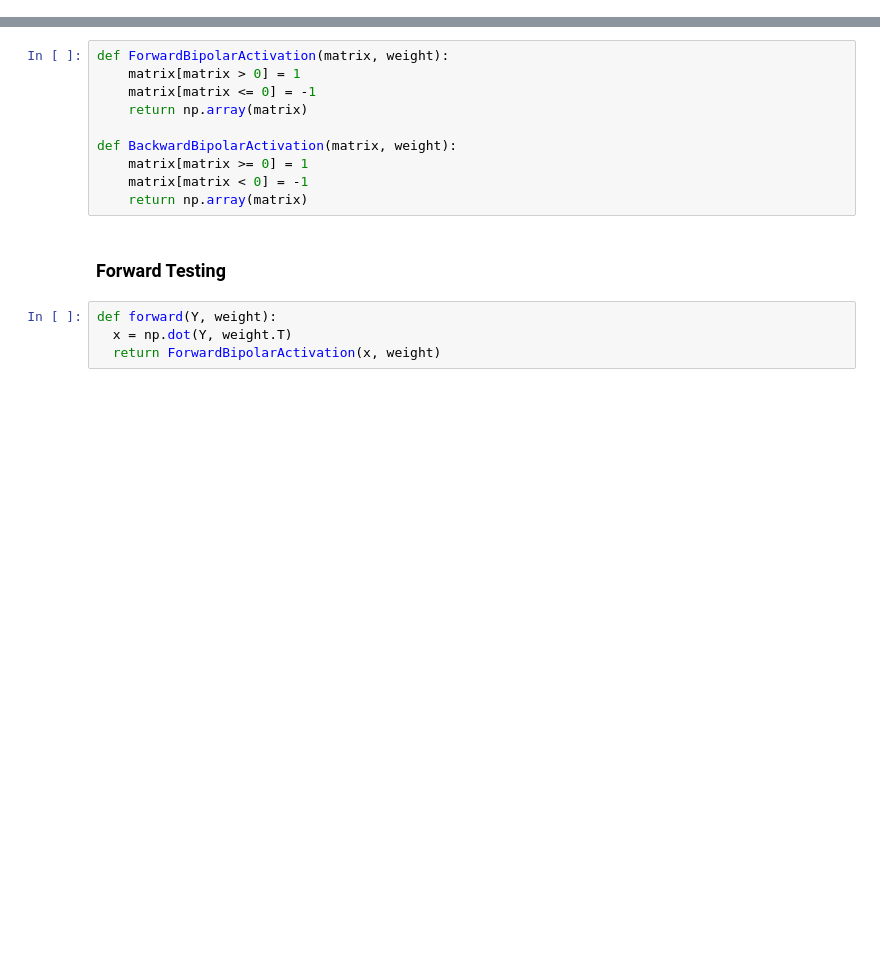
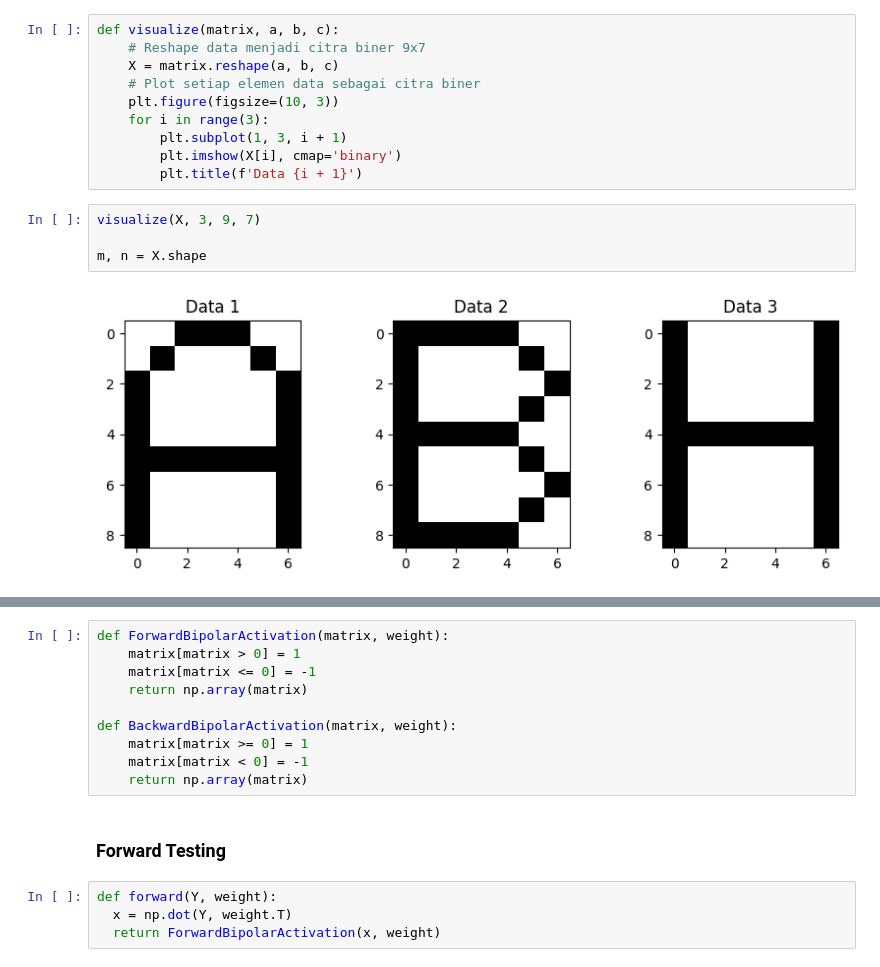
Before and after one commit to mizanulridhoaohana/Bidirectional-Associative-Memory-BAM, a Jupyter notebook: BAM_implementation.ipynb, the cells around one changed output, grey strips where cells are left out. Saved outputs shown, nothing was run; the diff lists cells and outputs as text; blank space fills up the shorter version.

```diff
--- a/BAM_implementation.ipynb
+++ b/BAM_implementation.ipynb
@@ -39,3 +76,19 @@ Dimensions of Y:  (4, 3)
+# %%
+def visualize(matrix, a, b, c):
+    # Reshape data menjadi citra biner 9x7
+    X = matrix.reshape(a, b, c)
+    # Plot setiap elemen data sebagai citra biner
+    plt.figure(figsize=(10, 3))
+    for i in range(3):
+        plt.subplot(1, 3, i + 1)
+        plt.imshow(X[i], cmap='binary')
+        plt.title(f'Data {i + 1}')
+# %%
+visualize(X, 3, 9, 7)
+
+m, n = X.shape
+# %% [output]
+[figure, added]
 # %%
 def calcWeight(X, Y):
     return np.dot(X.T, Y)
```
Also changed, not shown: parts of 8 cells of this notebook.
